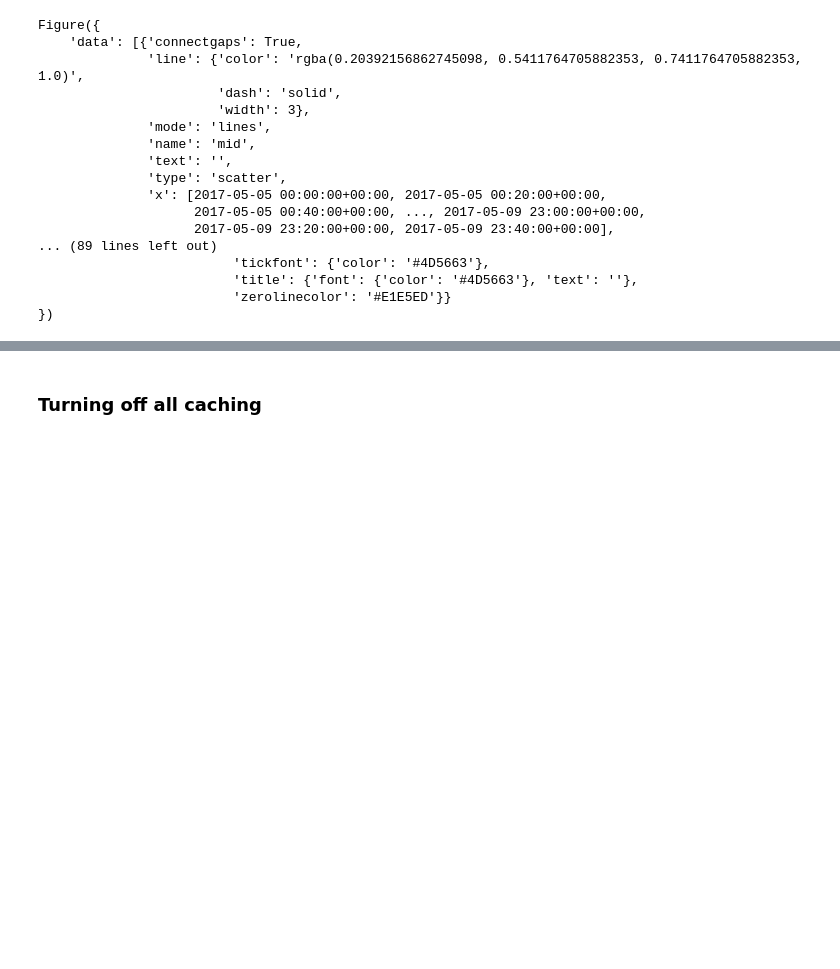
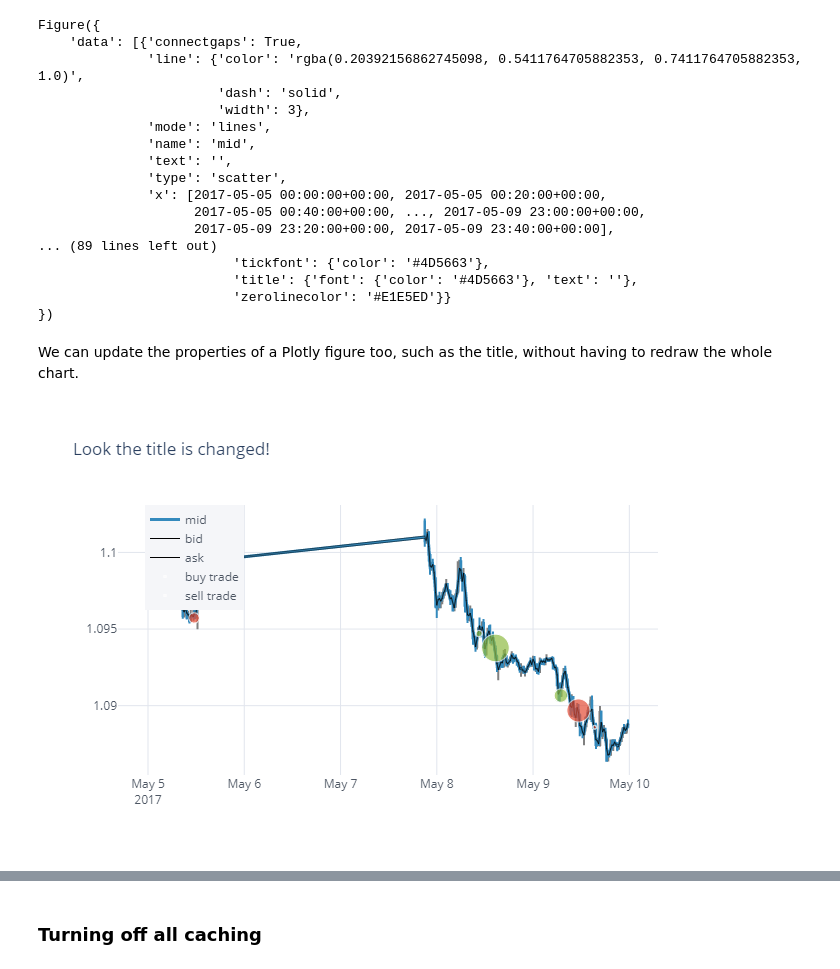
Before and after one commit to cuemacro/tcapy, a Jupyter notebook: tcapy_notebooks/introducing_tcapy.ipynb, the cells around one changed output, grey strips where cells are left out. Cells and saved outputs as stored; diff of their text form; code cells hidden in the pictures; blank space fills up the shorter version.

```diff
--- a/tcapy_notebooks/introducing_tcapy.ipynb
+++ b/tcapy_notebooks/introducing_tcapy.ipynb
@@ -796,3 +808,10 @@ Figure({
                          'title': {'font': {'color': '#4D5663'}, 'text': ''},
                          'zerolinecolor': '#E1E5ED'}}
 })
+# %% [markdown]
+We can update the properties of a Plotly figure too, such as the title, without having to redraw the whole chart.
+# %%
+trade_fig = tca_results.sparse_market_charts['EURUSD_trade_df']
+trade_fig.update_layout(title='Look the title is changed!')
+# %% [output]
+[figure, added]
```
Also changed, not shown: parts of 30 cells of this notebook, 36 other files.
